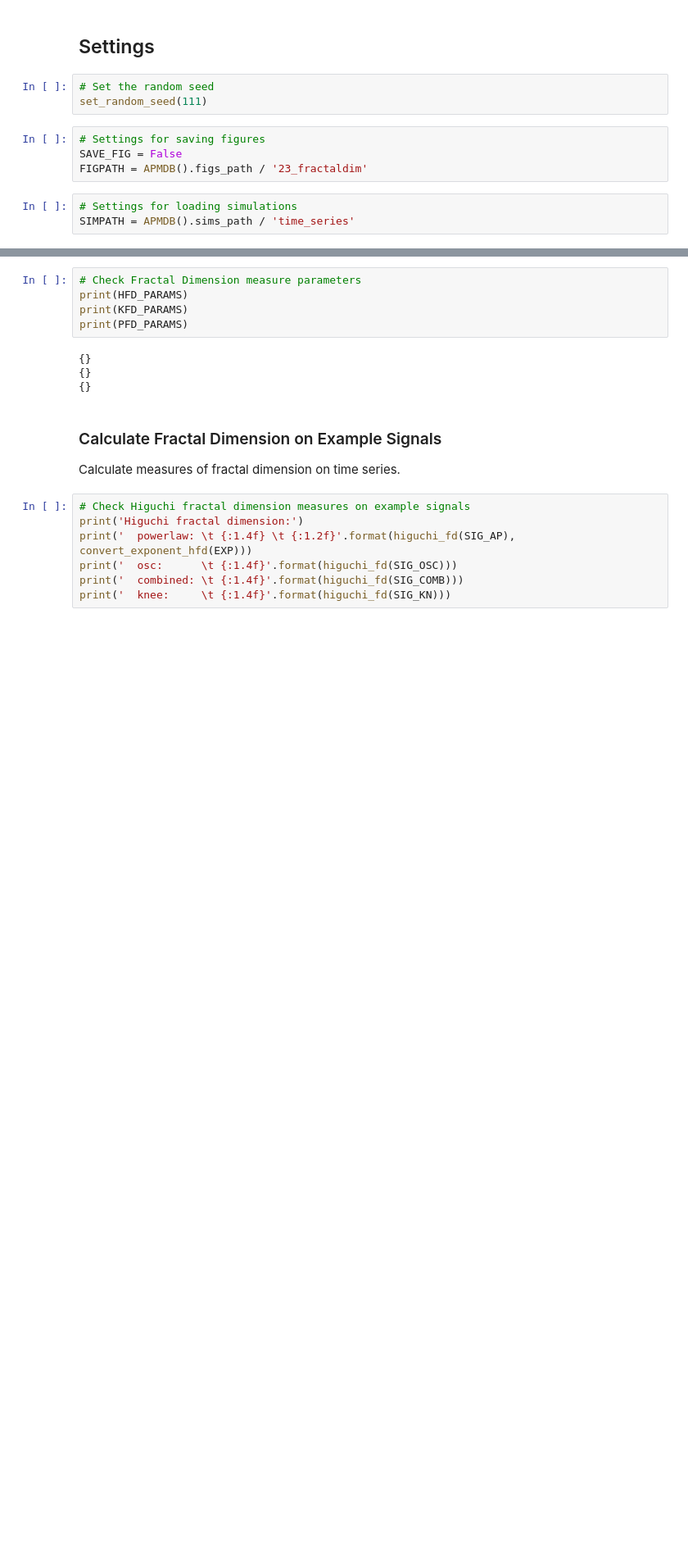
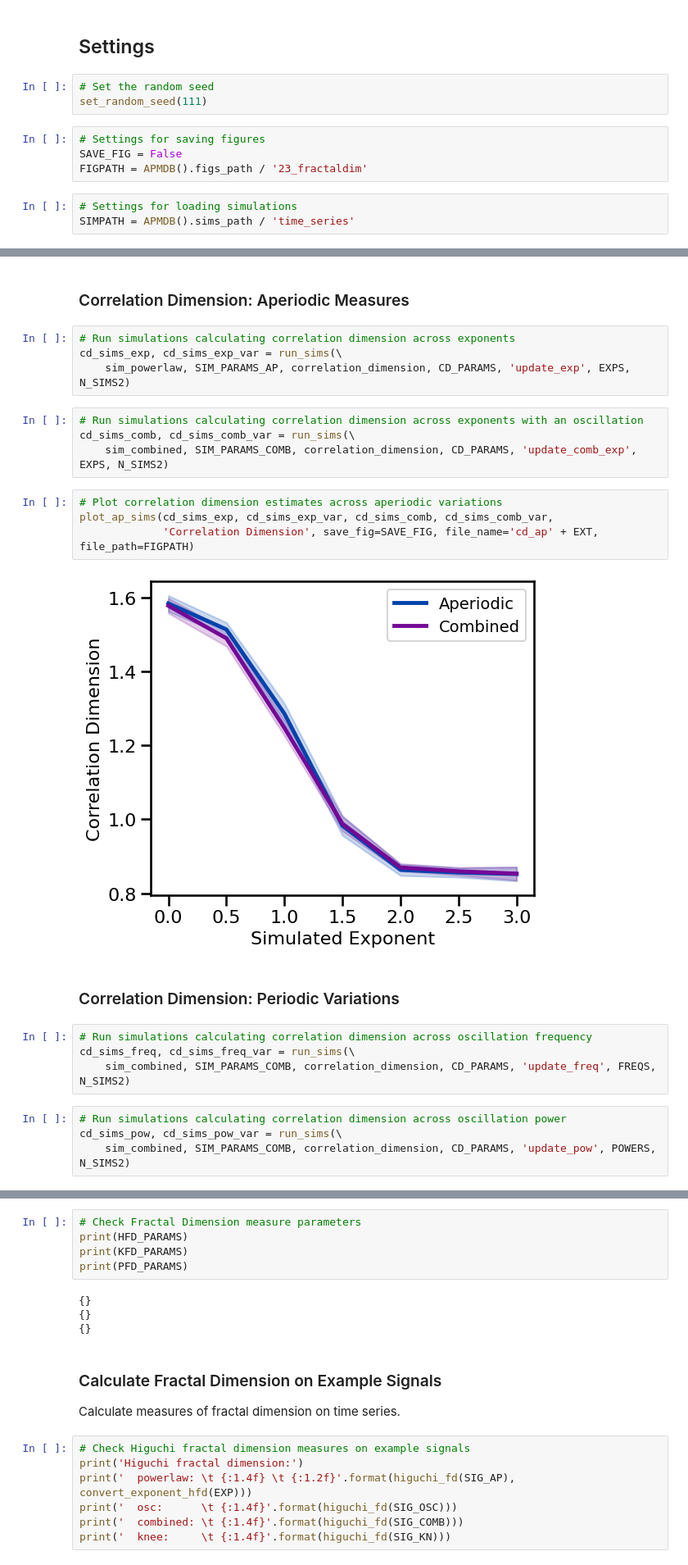
Before and after one commit to AperiodicMethods/AperiodicMethods, a Jupyter notebook: notebooks/23-FractalDimension.ipynb, the cells around one changed output, grey strips where cells are left out. Shown at 82% size. Cells and saved outputs as stored; diff of their text form; blank space fills up the shorter version.

Commit message:
add corr dim measure

```diff
--- a/notebooks/23-FractalDimension.ipynb
+++ b/notebooks/23-FractalDimension.ipynb
@@ -43,0 +69,26 @@ SIMPATH = APMDB().sims_path / 'time_series'
+# %% [markdown]
+### Correlation Dimension: Aperiodic Measures
+# %%
+# Run simulations calculating correlation dimension across exponents
+cd_sims_exp, cd_sims_exp_var = run_sims(\
+    sim_powerlaw, SIM_PARAMS_AP, correlation_dimension, CD_PARAMS, 'update_exp', EXPS, N_SIMS2)
+# %%
+# Run simulations calculating correlation dimension across exponents with an oscillation
+cd_sims_comb, cd_sims_comb_var = run_sims(\
+    sim_combined, SIM_PARAMS_COMB, correlation_dimension, CD_PARAMS, 'update_comb_exp', EXPS, N_SIMS2)
+# %%
+# Plot correlation dimension estimates across aperiodic variations
+plot_ap_sims(cd_sims_exp, cd_sims_exp_var, cd_sims_comb, cd_sims_comb_var,
+             'Correlation Dimension', save_fig=SAVE_FIG, file_name='cd_ap' + EXT, file_path=FIGPATH)
+# %% [output]
+[figure, added]
+# %% [markdown]
+### Correlation Dimension: Periodic Variations
+# %%
+# Run simulations calculating correlation dimension across oscillation frequency
+cd_sims_freq, cd_sims_freq_var = run_sims(\
+    sim_combined, SIM_PARAMS_COMB, correlation_dimension, CD_PARAMS, 'update_freq', FREQS, N_SIMS2)
+# %%
+# Run simulations calculating correlation dimension across oscillation power
+cd_sims_pow, cd_sims_pow_var = run_sims(\
+    sim_combined, SIM_PARAMS_COMB, correlation_dimension, CD_PARAMS, 'update_pow', POWERS, N_SIMS2)
```
Also changed, not shown: parts of 31 cells of this notebook.
